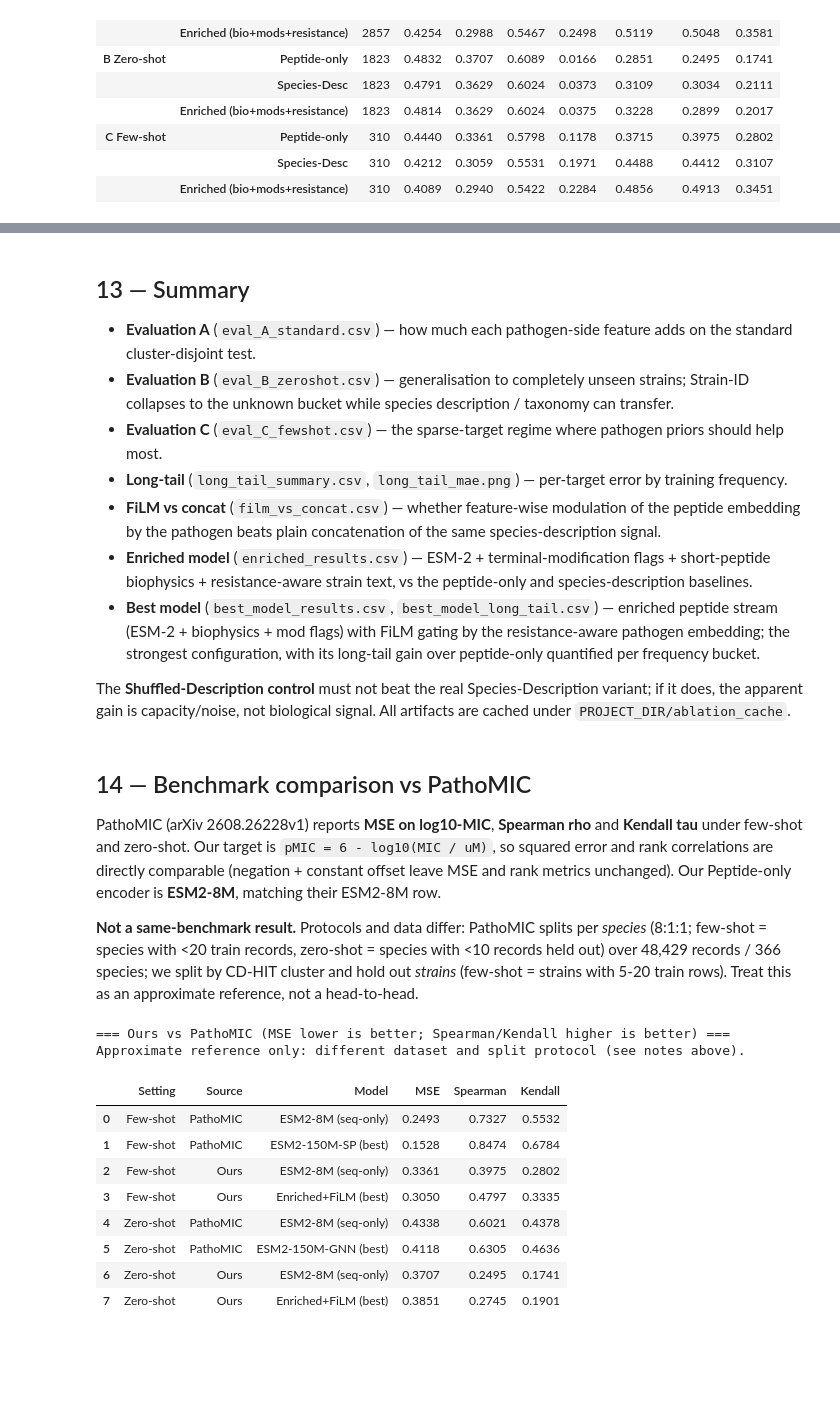
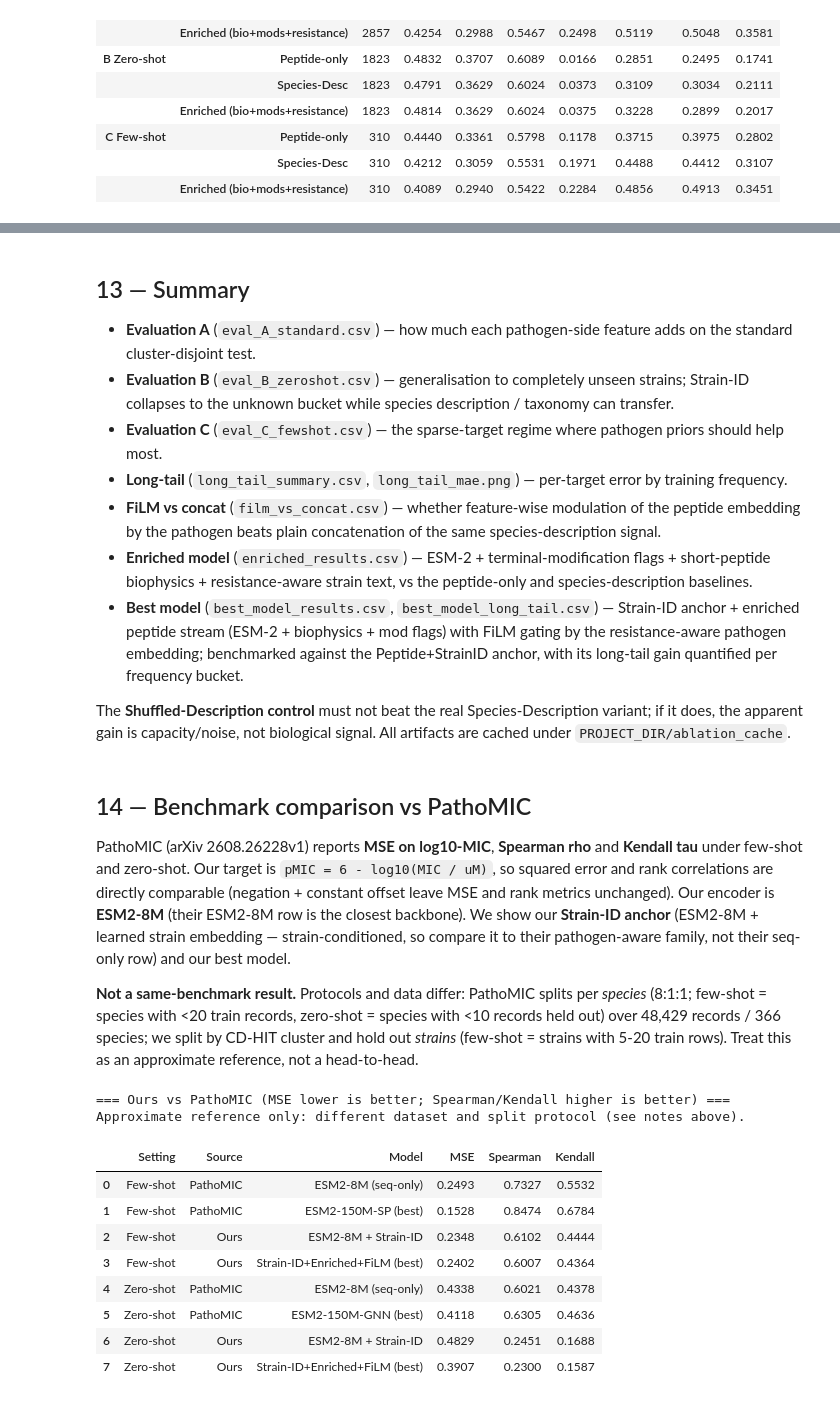
Before and after one commit to dhriti046/mic_prediction, a Jupyter notebook: latest_final_code.ipynb, the cells around one changed output, grey strips where cells are left out. Drawn from its saved outputs; the diff is of its cells as text; code cells hidden in the pictures; blank space fills up the shorter version.

```diff
--- a/latest_final_code.ipynb
+++ b/latest_final_code.ipynb
@@ -1031,31 +1036,33 @@ p_best_zs  = predict_film2(best_zs, zs_test, pep_matrix, strain_desc_emb_matrix)
 # %%
 # Benchmark the best model against the strongest prior configurations.
-BEST = "Enriched+FiLM (best)"
+# Anchor = Peptide+StrainID (the strongest few-shot baseline), not Peptide-only.
+BEST = "Strain-ID+Enriched+FiLM (best)"
+ANCHOR = "Peptide+StrainID"
 rows = []
 for proto, y, preds in [
     ("A Standard",  test_df[TARGET].values,
-     {"Peptide-only": std_preds["Peptide-only"], "Enriched (concat)": p_enr_std,
+     {ANCHOR: std_preds[ANCHOR], "Enriched (concat)": p_enr_std,
       "Species-Desc (FiLM)": p_film_std, BEST: p_best_std}),
     ("B Zero-shot", zs_test[TARGET].values,
-     {"Peptide-only": zs_preds["Peptide-only"], "Enriched (concat)": p_enr_zs,
+     {ANCHOR: zs_preds[ANCHOR], "Enriched (concat)": p_enr_zs,
       "Species-Desc (FiLM)": p_film_zs, BEST: p_best_zs}),
 ]:
     for name, p in preds.items():
         rows.append({"Protocol": proto, "Model": name, **metrics(y, p)})
 if len(few_test) >= 5:
     m = few_mask.to_numpy(); yf = few_test[TARGET].values
-    for name, p in [("Peptide-only", std_preds["Peptide-only"][m]), ("Enriched (concat)", p_enr_std[m]),
+    for name, p in [(ANCHOR, std_preds[ANCHOR][m]), ("Enriched (concat)", p_enr_std[m]),
                     ("Species-Desc (FiLM)", p_film_std[m]), (BEST, p_best_std[m])]:
         rows.append({"Protocol": "C Few-shot", "Model": name, **metrics(yf, p)})
 
 best_model_results = pd.DataFrame(rows).set_index(["Protocol", "Model"]).round(4)
-print("=== Best model vs strongest prior configurations ===")
+print("=== Best model vs strongest prior configurations (anchor = Peptide+StrainID) ===")
 display(best_model_results)
 best_model_results.to_csv(CACHE_DIR / "best_model_results.csv")
 
-# Long-tail: does the best model help most on rare targets?
+# Long-tail: does the best model beat the Strain-ID anchor most on rare targets?
 lt = []
-for name, preds in [("Peptide-only", std_preds["Peptide-only"]), (BEST, p_best_std)]:
+for name, preds in [(ANCHOR, std_preds[ANCHOR]), (BEST, p_best_std)]:
     tmp = test_df.assign(_pred=preds)
     for b in order:
         sub = tmp[tmp["_bucket"] == b]
@@ -1109,9 +1116,10 @@ best_long_tail.to_csv(CACHE_DIR / "best_model_long_tail.csv", index=False)
   flags + short-peptide biophysics + resistance-aware strain text, vs the
   peptide-only and species-description baselines.
 - **Best model** (`best_model_results.csv`, `best_model_long_tail.csv`) —
-  enriched peptide stream (ESM-2 + biophysics + mod flags) with FiLM gating by
-  the resistance-aware pathogen embedding; the strongest configuration, with its
-  long-tail gain over peptide-only quantified per frequency bucket.
+  Strain-ID anchor + enriched peptide stream (ESM-2 + biophysics + mod flags)
+  with FiLM gating by the resistance-aware pathogen embedding; benchmarked
+  against the Peptide+StrainID anchor, with its long-tail gain quantified per
+  frequency bucket.
 
 The **Shuffled-Description control** must not beat the real
 Species-Description variant; if it does, the apparent gain is capacity/noise,
@@ -1123,7 +1131,10 @@ PathoMIC (arXiv 2608.26228v1) reports **MSE on log10-MIC**, **Spearman rho** and
 **Kendall tau** under few-shot and zero-shot. Our target is
 `pMIC = 6 - log10(MIC / uM)`, so squared error and rank correlations are directly
 comparable (negation + constant offset leave MSE and rank metrics unchanged).
-Our Peptide-only encoder is **ESM2-8M**, matching their ESM2-8M row.
+Our encoder is **ESM2-8M** (their ESM2-8M row is the closest backbone). We show
+our **Strain-ID anchor** (ESM2-8M + learned strain embedding — strain-conditioned,
+so compare it to their pathogen-aware family, not their seq-only row) and our best
+model.
 
 **Not a same-benchmark result.** Protocols and data differ: PathoMIC splits
 per *species* (8:1:1; few-shot = species with <20 train records, zero-shot =
@@ -1141,38 +1152,38 @@ PATHOMIC = [
 
 def _our(proto, model):
     try:
         r = best_model_results.loc[(proto, model)]
         return round(float(r["MSE"]), 4), round(float(r["Spearman"]), 4), round(float(r["Kendall"]), 4)
     except Exception:
         return None
 
 rows = []
 for setting, proto in [("Few-shot", "C Few-shot"), ("Zero-shot", "B Zero-shot")]:
     for s, src, model, mse, sp, kt in PATHOMIC:
         if s == setting:
             rows.append({"Setting": setting, "Source": src, "Model": model,
                          "MSE": mse, "Spearman": sp, "Kendall": kt})
-    for model, label in [("Peptide-only", "ESM2-8M (seq-only)"),
-                         ("Enriched+FiLM (best)", "Enriched+FiLM (best)")]:
+    for model, label in [("Peptide+StrainID", "ESM2-8M + Strain-ID"),
+                         ("Strain-ID+Enriched+FiLM (best)", "Strain-ID+Enriched+FiLM (best)")]:
         g = _our(proto, model)
         if g:
             rows.append({"Setting": setting, "Source": "Ours", "Model": label,
                          "MSE": g[0], "Spearman": g[1], "Kendall": g[2]})
 
 pathomic_comparison = pd.DataFrame(rows)[["Setting", "Source", "Model", "MSE", "Spearman", "Kendall"]]
 print("=== Ours vs PathoMIC (MSE lower is better; Spearman/Kendall higher is better) ===")
 print("Approximate reference only: different dataset and split protocol (see notes above).")
 display(pathomic_comparison)
 pathomic_comparison.to_csv(CACHE_DIR / "pathomic_comparison.csv", index=False)
 # %% [output]
 === Ours vs PathoMIC (MSE lower is better; Spearman/Kendall higher is better) ===
 Approximate reference only: different dataset and split protocol (see notes above).
 |  | Setting | Source | Model | MSE | Spearman | Kendall |
 | 0 | Few-shot | PathoMIC | ESM2-8M (seq-only) | 0.2493 | 0.7327 | 0.5532 |
 | 1 | Few-shot | PathoMIC | ESM2-150M-SP (best) | 0.1528 | 0.8474 | 0.6784 |
-| 2 | Few-shot | Ours | ESM2-8M (seq-only) | 0.3361 | 0.3975 | 0.2802 |
-| 3 | Few-shot | Ours | Enriched+FiLM (best) | 0.3050 | 0.4797 | 0.3335 |
+| 2 | Few-shot | Ours | ESM2-8M + Strain-ID | 0.2348 | 0.6102 | 0.4444 |
+| 3 | Few-shot | Ours | Strain-ID+Enriched+FiLM (best) | 0.2402 | 0.6007 | 0.4364 |
 | 4 | Zero-shot | PathoMIC | ESM2-8M (seq-only) | 0.4338 | 0.6021 | 0.4378 |
 | 5 | Zero-shot | PathoMIC | ESM2-150M-GNN (best) | 0.4118 | 0.6305 | 0.4636 |
-| 6 | Zero-shot | Ours | ESM2-8M (seq-only) | 0.3707 | 0.2495 | 0.1741 |
-| 7 | Zero-shot | Ours | Enriched+FiLM (best) | 0.3851 | 0.2745 | 0.1901 |
+| 6 | Zero-shot | Ours | ESM2-8M + Strain-ID | 0.4829 | 0.2451 | 0.1688 |
+| 7 | Zero-shot | Ours | Strain-ID+Enriched+FiLM (best) | 0.3907 | 0.2300 | 0.1587 |
```
Also changed, not shown: parts of 3 cells of this notebook, 1 other file.
